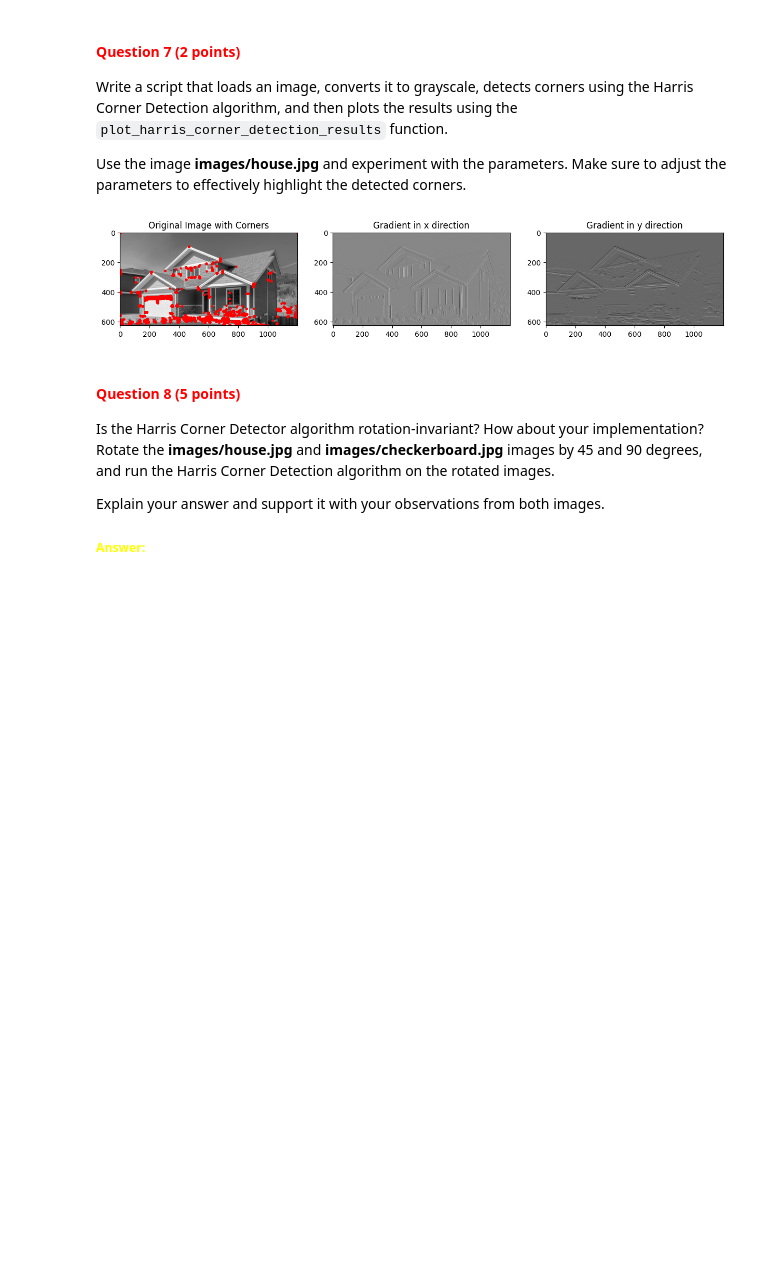
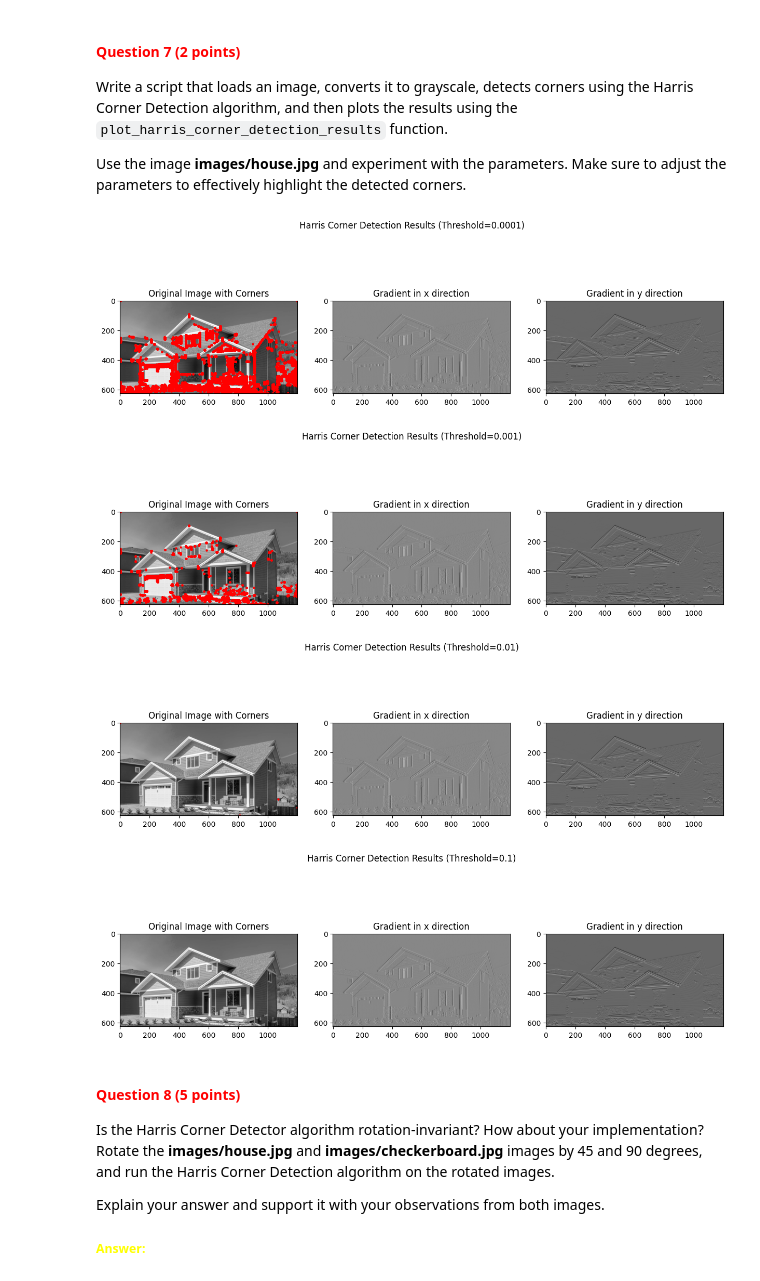
Before and after one commit to pedrocurvo/cv1-group52, a Jupyter notebook: Lab3/13209701_15127206_15713725.ipynb, the cells around one changed output. Saved outputs shown, nothing was run; the diff lists cells and outputs as text; code cells hidden in the pictures; blank space fills up the shorter version.

```diff
--- a/Lab3/13209701_15127206_15713725.ipynb
+++ b/Lab3/13209701_15127206_15713725.ipynb
@@ -349,7 +349,7 @@ def harris_corner_detector(normalized_image, sigma, threshold):
 
 Implement a function `plot_harris_corner_detection_results` that plots three figures: The computed image derivatives $I_x$ and $I_y$, and the original image with the detected corner points plotted on it.
 # %%
-def plot_harris_corner_detection_results(normalized_image, harris_response, rows, columns):
+def plot_harris_corner_detection_results(normalized_image, harris_response, rows, columns, supertitle=None):
     """
     Plots the image derivatives I_x and I_y, and the original image with detected corner points.
 
@@ -377,6 +377,9 @@ def plot_harris_corner_detection_results(normalized_image, harris_response, rows
     axs[2].imshow(y_gradient, cmap='gray')
     axs[2].set_title('Gradient in y direction')
 
+    if supertitle:
+        plt.suptitle(supertitle)
+
     plt.show()
 # %% [markdown]
 <a id="question-6"></a>
@@ -387,6 +390,7 @@ Write a script that loads an image, converts it to grayscale, detects corners us
 Use the image **images/checkerboard.jpg** and experiment with the parameters. Make sure to adjust the parameters to effectively highlight the detected corners. Also, show the differences in the detected corners when changing the threshold value.
 # %%
 normalized_image = convert_image_to_grayscale('images/checkerboard.jpg')
-harris_response, rows, columns = harris_corner_detector(normalized_image, sigma=1, threshold=0.01)
-plot_harris_corner_detection_results(normalized_image, harris_response, rows, columns)
+for threshold in [0.01, 0.05, 0.08, 0.1]:
+    harris_response, rows, columns = harris_corner_detector(normalized_image, sigma=1, threshold=threshold)
+    plot_harris_corner_detection_results(normalized_image, harris_response, rows, columns, supertitle=f'Harris Corner Detection Results (Threshold={threshold})')
 # %% [output]
@@ -400,10 +409,14 @@ Write a script that loads an image, converts it to grayscale, detects corners us
 Use the image **images/house.jpg** and experiment with the parameters. Make sure to adjust the parameters to effectively highlight the detected corners.
 # %%
 normalized_image = convert_image_to_grayscale('images/house.jpg')
-harris_response, rows, columns = harris_corner_detector(normalized_image, sigma=1, threshold=1e-3)
-plot_harris_corner_detection_results(normalized_image, harris_response, rows, columns)
+for threshold in [1e-4, 1e-3, 1e-2, 1e-1]:
+    harris_response, rows, columns = harris_corner_detector(normalized_image, sigma=1, threshold=threshold)
+    plot_harris_corner_detection_results(normalized_image, harris_response, rows, columns, supertitle=f'Harris Corner Detection Results (Threshold={threshold})')
 # %% [output]
-[figure, old version]
+[figure, new version]
+[figure, added]
+[figure, added]
+[figure, added]
 # %% [markdown]
 <a id="question-8"></a>
 #### <font color='#FF0000'>Question 8 (5 points)</font>
```
Also changed, not shown: parts of 4 cells of this notebook.
